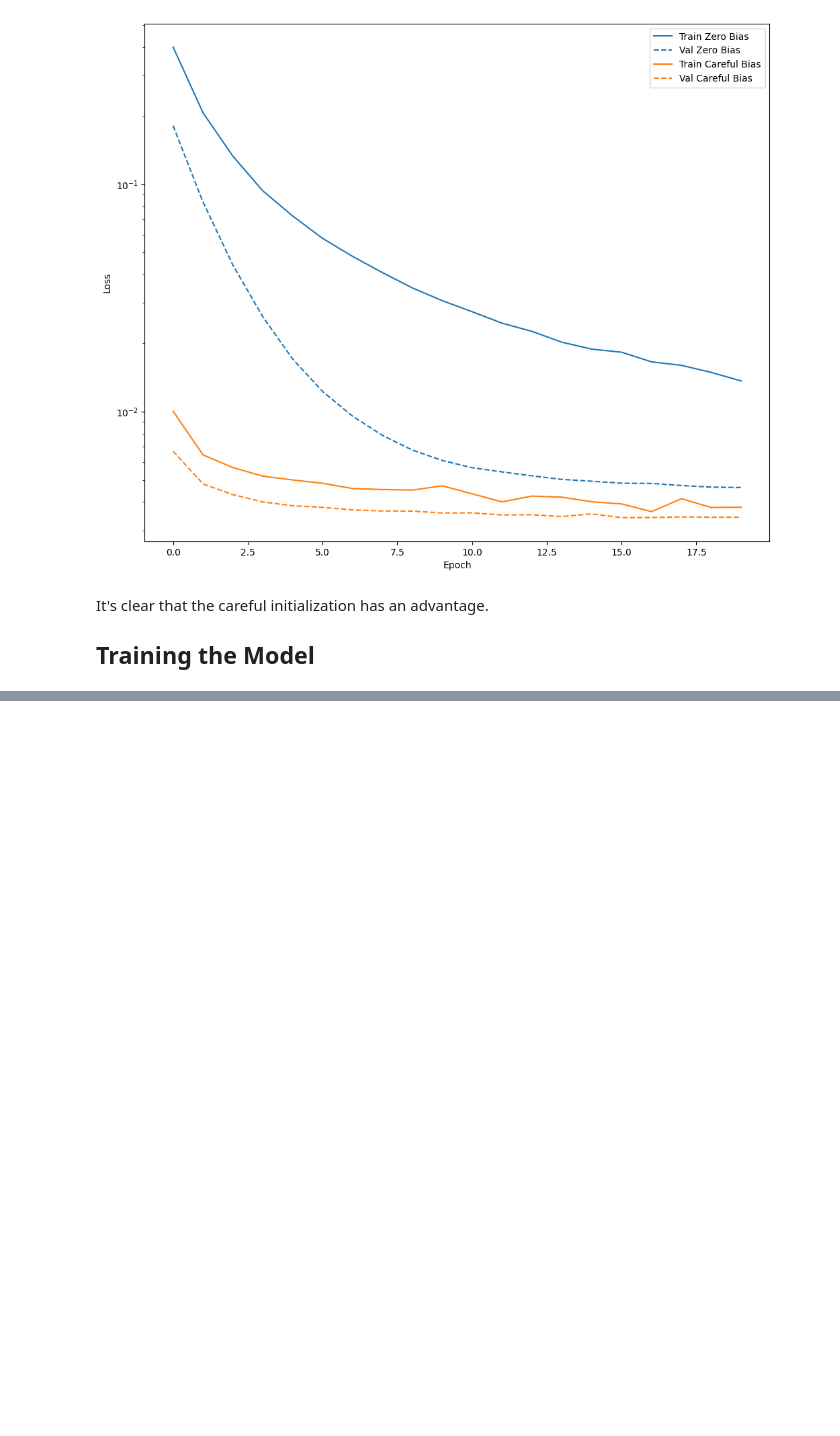
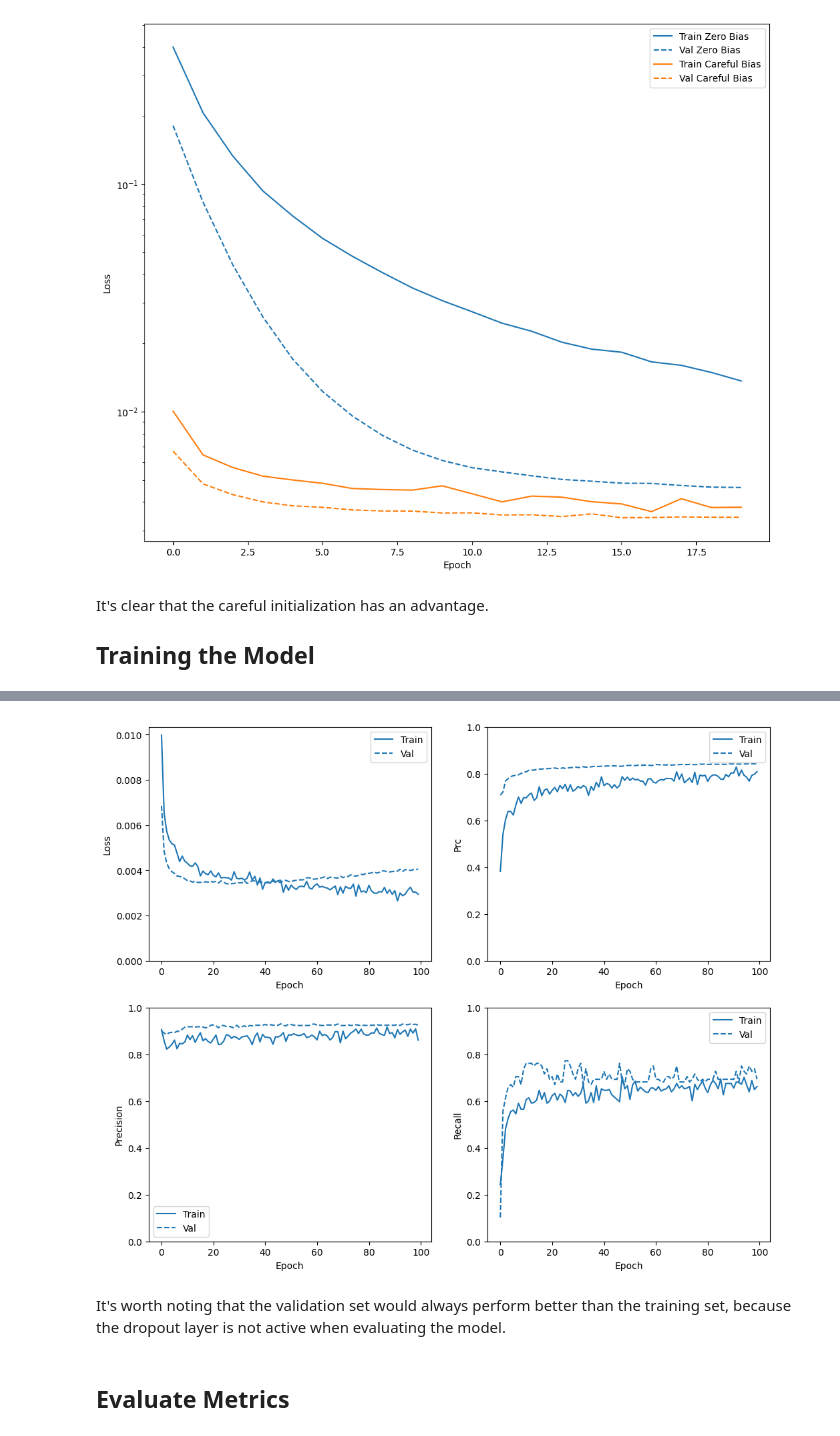
Before and after one commit to TomiMalamud/fraud-detection, a Jupyter notebook: fraud-detection.ipynb, the cells around one changed output, grey strips where cells are left out. Cells and saved outputs as stored; diff of their text form; code cells hidden in the pictures; blank space fills up the shorter version.

```diff
--- a/fraud-detection.ipynb
+++ b/fraud-detection.ipynb
@@ -341,0 +340,8 @@ SyntaxError: incomplete input (<ipython-input-27-8eb745d796f8>, line 12)
+# %%
+plot_metrics(baseline_history)
+# %% [output]
+[figure, added]
+# %% [markdown]
+It's worth noting that the validation set would always perform better than the training set, because the dropout layer is not active when evaluating the model.
+# %% [markdown]
+## Evaluate Metrics
```
Also changed, not shown: parts of 23 cells of this notebook.
